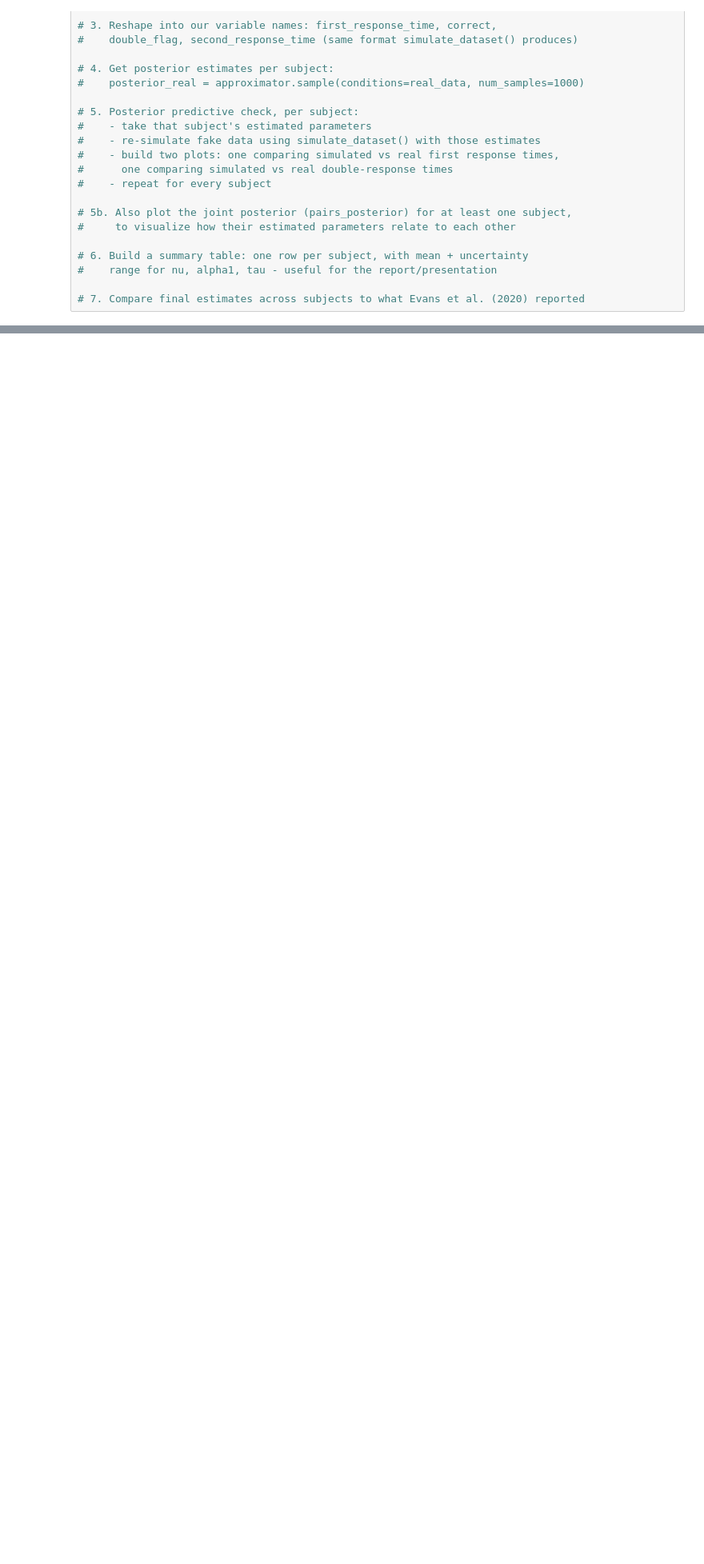
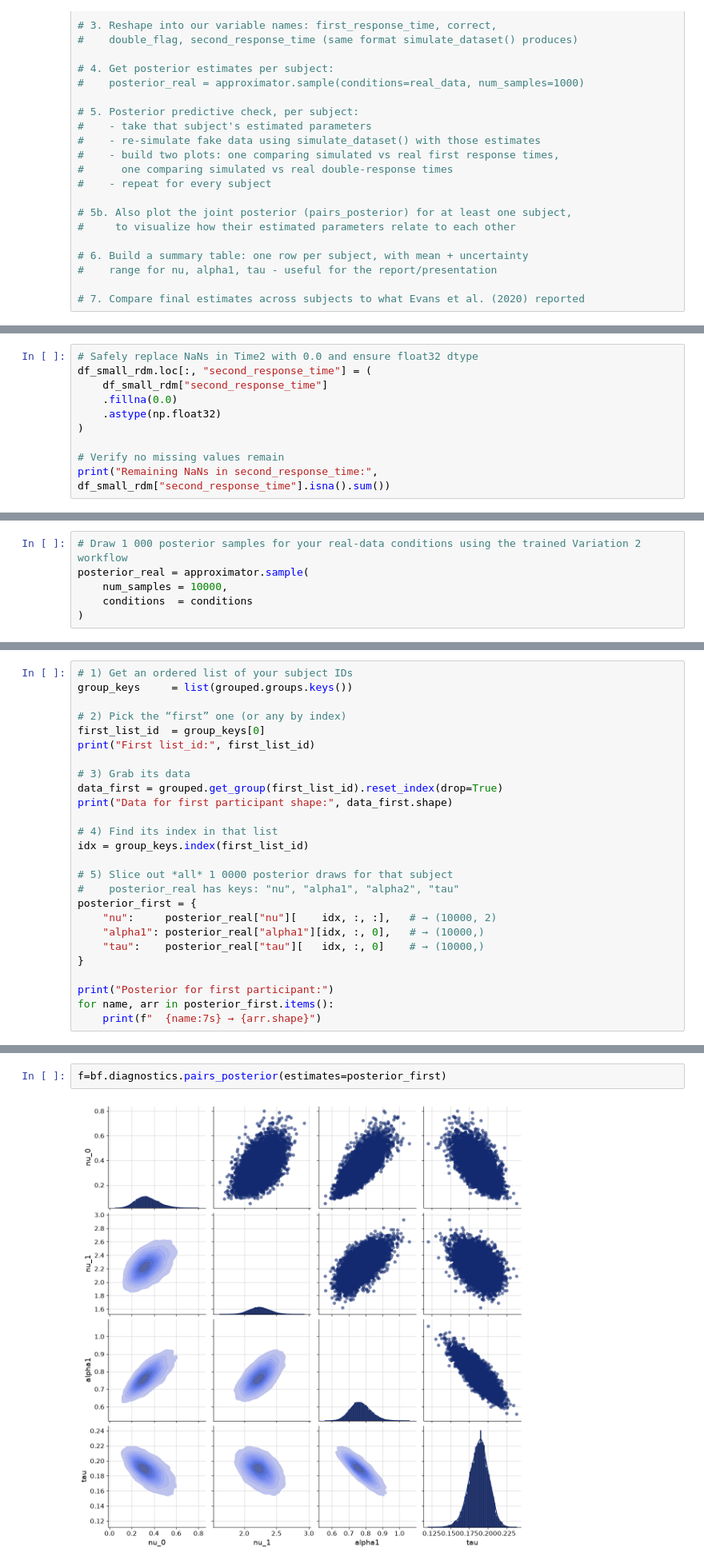
Before and after one commit to avi-0106/double-response-sbi_group17, a Jupyter notebook: notebooks/final/full_project.ipynb, the cells around one changed output, grey strips where cells are left out. Shown at 80% size. Drawn from its saved outputs; the diff is of its cells as text; blank space fills up the shorter version.

```diff
--- a/notebooks/final/full_project.ipynb
+++ b/notebooks/final/full_project.ipynb
@@ -288,0 +353,10 @@ plt.show()
+# %%
+# Safely replace NaNs in Time2 with 0.0 and ensure float32 dtype
+df_small_rdm.loc[:, "second_response_time"] = (
+    df_small_rdm["second_response_time"]
+    .fillna(0.0)
+    .astype(np.float32)
+)
+
+# Verify no missing values remain
+print("Remaining NaNs in second_response_time:", df_small_rdm["second_response_time"].isna().sum())
@@ -288,0 +432,6 @@ plt.show()
+# %%
+# Draw 1 000 posterior samples for your real‐data conditions using the trained Variation 2 workflow
+posterior_real = approximator.sample(
+    num_samples = 10000,
+    conditions  = conditions
+)
@@ -288,0 +448,26 @@ plt.show()
+# %%
+# 1) Get an ordered list of your subject IDs
+group_keys     = list(grouped.groups.keys())
+
+# 2) Pick the “first” one (or any by index)
+first_list_id  = group_keys[0]
+print("First list_id:", first_list_id)
+
+# 3) Grab its data
+data_first = grouped.get_group(first_list_id).reset_index(drop=True)
+print("Data for first participant shape:", data_first.shape)
+
+# 4) Find its index in that list
+idx = group_keys.index(first_list_id)
+
+# 5) Slice out *all* 1 0000 posterior draws for that subject
+#    posterior_real has keys: "nu", "alpha1", "alpha2", "tau"
+posterior_first = {
+    "nu":     posterior_real["nu"][    idx, :, :],   # → (10000, 2)
+    "alpha1": posterior_real["alpha1"][idx, :, 0],   # → (10000,)
+    "tau":    posterior_real["tau"][   idx, :, 0]    # → (10000,)
+}
+
+print("Posterior for first participant:")
+for name, arr in posterior_first.items():
+    print(f"  {name:7s} → {arr.shape}")
@@ -288,0 +532,4 @@ plt.show()
+# %%
+f=bf.diagnostics.pairs_posterior(estimates=posterior_first)
+# %% [output]
+[figure, added]
```
Also changed, not shown: parts of 24 cells of this notebook, 1 other file.
